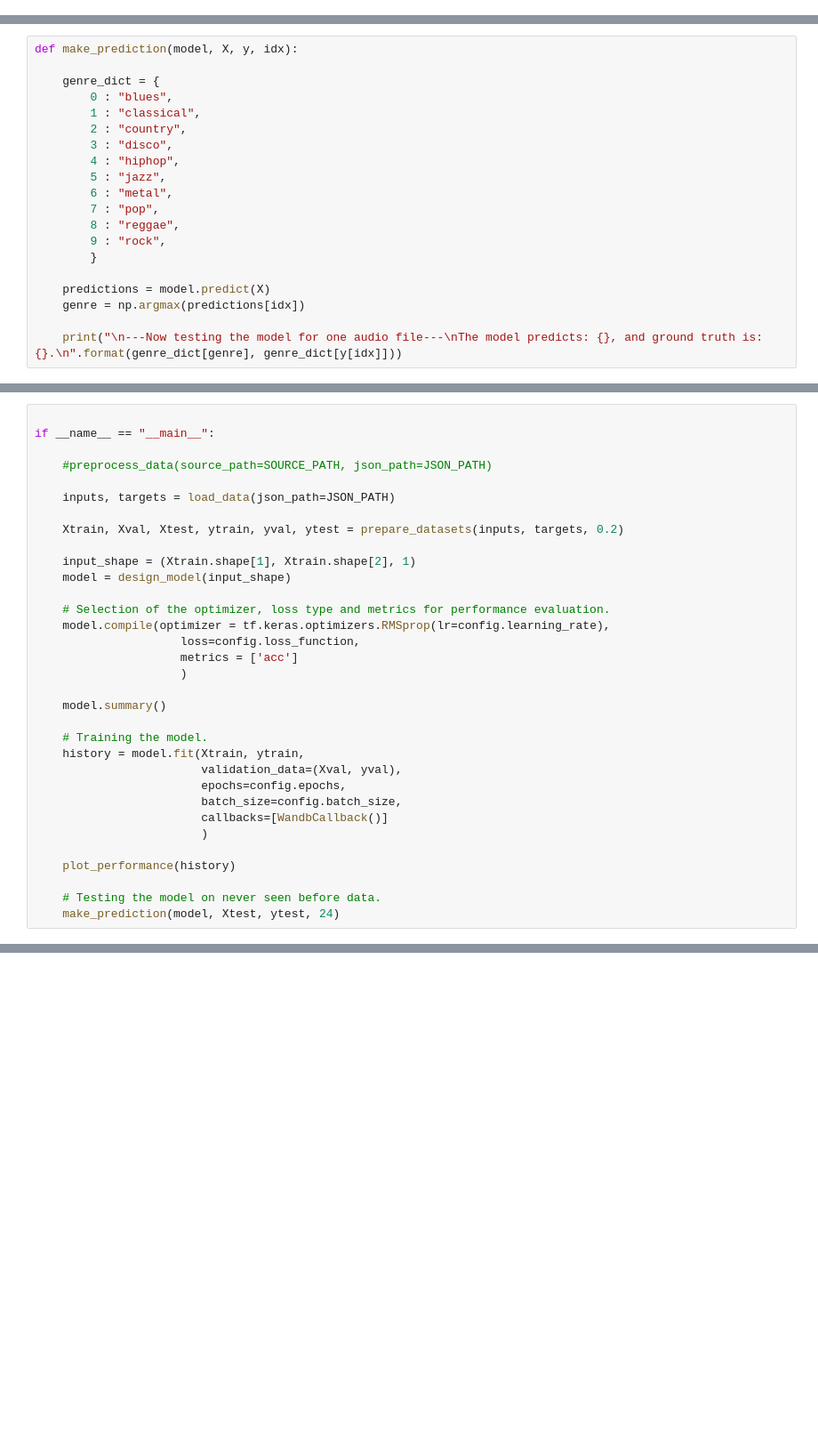
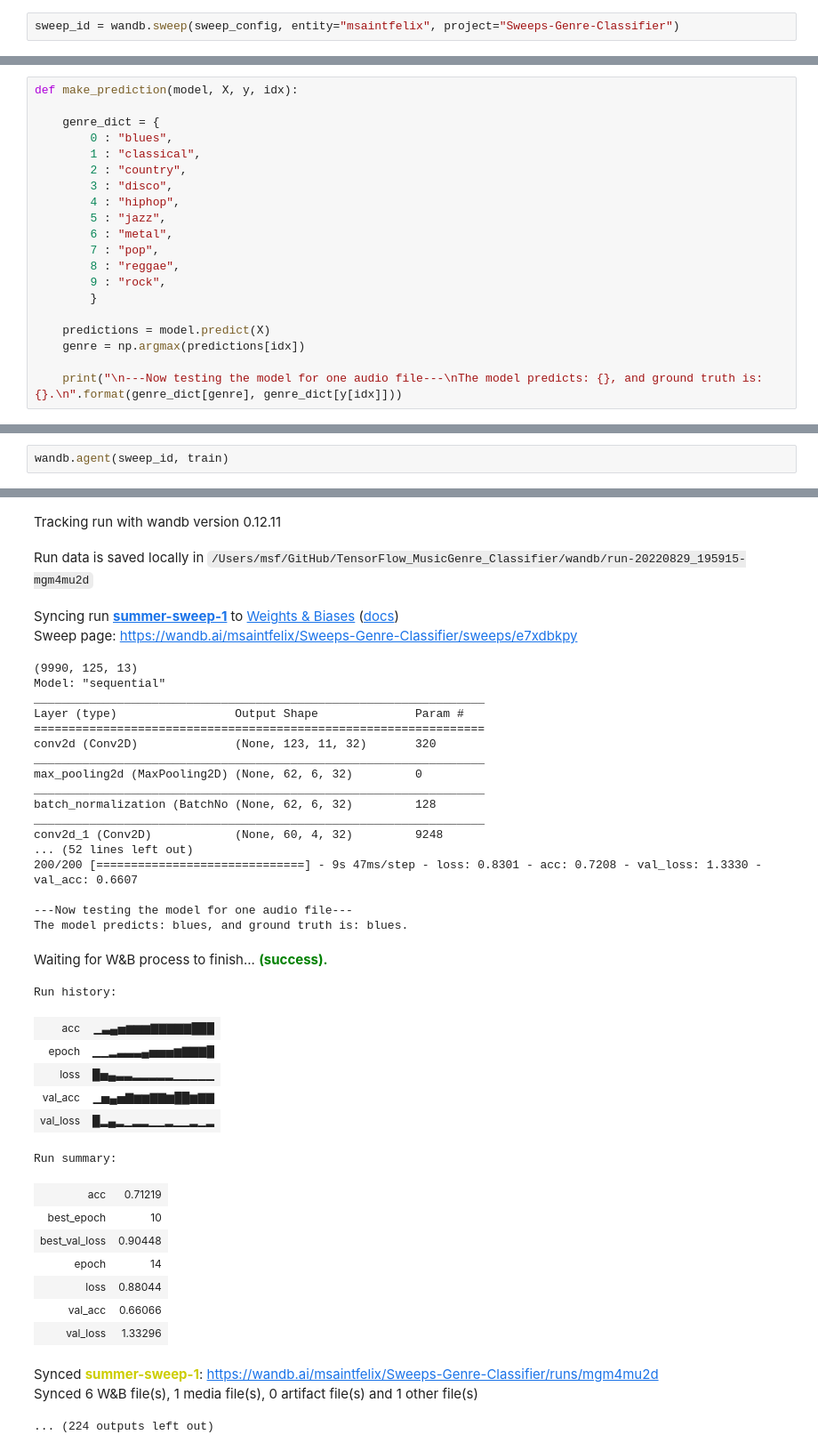
Before and after one commit to msaintfelix/TensorFlow_MusicGenre_Classifier, a Jupyter notebook: CNN_MusicGenre_Classifier_WandB.ipynb, the cells around one changed output, grey strips where cells are left out. Shown at 89% size. Saved outputs shown, nothing was run; the diff lists cells and outputs as text; blank space fills up the shorter version.

```diff
--- a/CNN_MusicGenre_Classifier_WandB.ipynb
+++ b/CNN_MusicGenre_Classifier_WandB.ipynb
@@ -38,0 +54,2 @@ Syncing run royal-dew-2 to Weights & Biases (docs)
+# %%
+sweep_id = wandb.sweep(sweep_config, entity="msaintfelix", project="Sweeps-Genre-Classifier")
@@ -176,33 +148,0 @@ def plot_performance(hist):
-# %%
-
-if __name__ == "__main__":
-
-    #preprocess_data(source_path=SOURCE_PATH, json_path=JSON_PATH)
-
-    inputs, targets = load_data(json_path=JSON_PATH)
-
-    Xtrain, Xval, Xtest, ytrain, yval, ytest = prepare_datasets(inputs, targets, 0.2)
-
-    input_shape = (Xtrain.shape[1], Xtrain.shape[2], 1)
-    model = design_model(input_shape)
-
-    # Selection of the optimizer, loss type and metrics for performance evaluation.
-    model.compile(optimizer = tf.keras.optimizers.RMSprop(lr=config.learning_rate),
-                     loss=config.loss_function,
-                     metrics = ['acc']
-                     )
-
-    model.summary()
-
-    # Training the model.
-    history = model.fit(Xtrain, ytrain,
-                        validation_data=(Xval, yval),
-                        epochs=config.epochs,
-                        batch_size=config.batch_size,
-                        callbacks=[WandbCallback()]
-                        )
-
-    plot_performance(history)
-
-    # Testing the model on never seen before data.
-    make_prediction(model, Xtest, ytest, 24)
@@ -230,0 +218,3 @@ The model predicts: reggae, and ground truth is: reggae.
+# %%
+wandb.agent(sweep_id, train)
+# %% [output]
@@ -230,0 +229,39 @@ The model predicts: reggae, and ground truth is: reggae.
+Tracking run with wandb version 0.12.11
+Run data is saved locally in /Users/msf/GitHub/TensorFlow_MusicGenre_Classifier/wandb/run-20220829_195915-mgm4mu2d
+Syncing run summer-sweep-1 to Weights & Biases (docs)
+Sweep page: https://wandb.ai/msaintfelix/Sweeps-Genre-Classifier/sweeps/e7xdbkpy
+(9990, 125, 13)
+Model: "sequential"
+_________________________________________________________________
+Layer (type)                 Output Shape              Param #
+=================================================================
+conv2d (Conv2D)              (None, 123, 11, 32)       320
+_________________________________________________________________
+max_pooling2d (MaxPooling2D) (None, 62, 6, 32)         0
+_________________________________________________________________
+batch_normalization (BatchNo (None, 62, 6, 32)         128
+_________________________________________________________________
+conv2d_1 (Conv2D)            (None, 60, 4, 32)         9248
+... (52 lines left out)
+200/200 [==============================] - 9s 47ms/step - loss: 0.8301 - acc: 0.7208 - val_loss: 1.3330 - val_acc: 0.6607
+
+---Now testing the model for one audio file---
+The model predicts: blues, and ground truth is: blues.
+Waiting for W&B process to finish... (success).
+Run history:
+| acc | ▁▃▄▅▆▆▆▇▇▇▇▇███ |
+| epoch | ▁▁▂▃▃▃▄▅▅▅▆▇▇▇█ |
+| loss | █▅▄▃▃▂▂▂▂▂▁▁▁▁▁ |
+| val_acc | ▁▅▄▅▇▆▆▇▇▆██▆▇▇ |
+| val_loss | █▂▄▂▁▂▂▁▁▂▁▁▂▁▂ |
+Run summary:
+| acc | 0.71219 |
+| best_epoch | 10 |
+| best_val_loss | 0.90448 |
+| epoch | 14 |
+| loss | 0.88044 |
+| val_acc | 0.66066 |
+| val_loss | 1.33296 |
+Synced summer-sweep-1: https://wandb.ai/msaintfelix/Sweeps-Genre-Classifier/runs/mgm4mu2d
+Synced 6 W&B file(s), 1 media file(s), 0 artifact file(s) and 1 other file(s)
+... (224 outputs left out)
```
Also changed, not shown: parts of 9 cells of this notebook.
